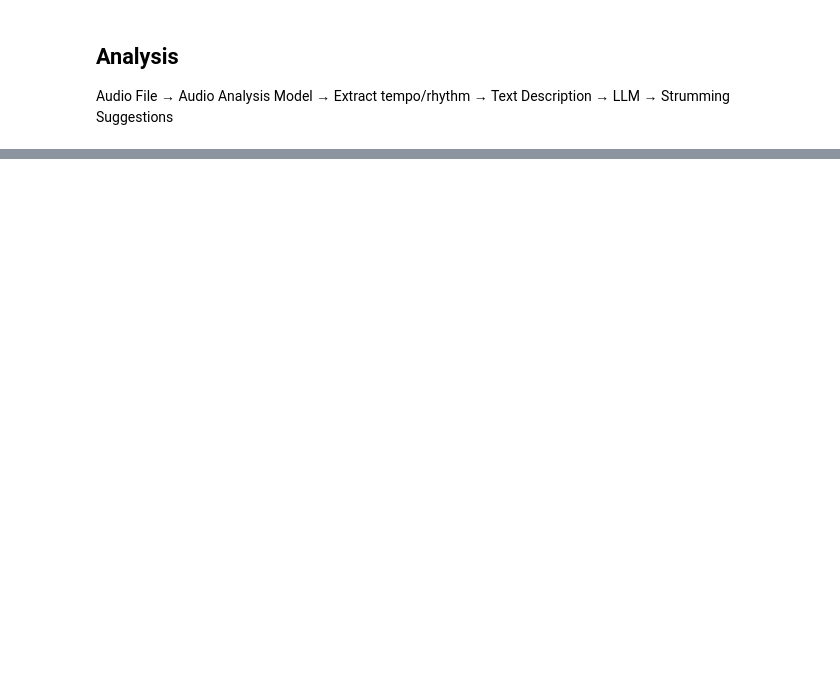
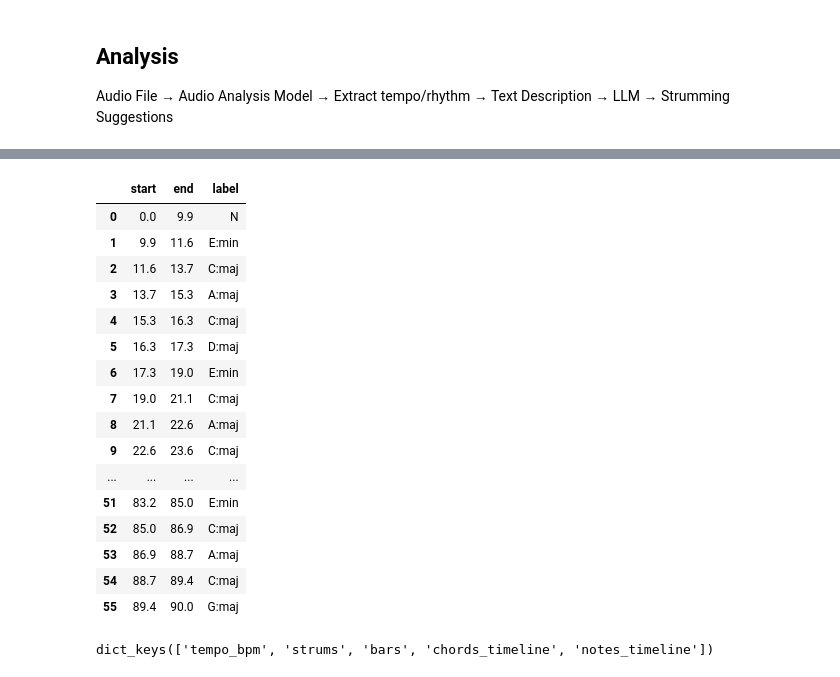
Before and after one commit to dancrake1/Guitar-Separator, a Jupyter notebook: testing/testing_split.ipynb, the cells around one changed output, grey strips where cells are left out. Drawn from its saved outputs; the diff is of its cells as text; code cells hidden in the pictures; blank space fills up the shorter version.

```diff
--- a/testing/testing_split.ipynb
+++ b/testing/testing_split.ipynb
@@ -612,3 +555,5 @@ def run_in_notebook(audio_path: str):
 # %%
-audio_path = 'outputs/JeffBuckley-LoverYouShouldveComeOverAudio/stage2_guitar_enhanced_cut.wav'
-data = run_in_notebook(audio_path)
+audio_path = f'outputs/{song_name}/stage2_guitar_enhanced_cut.wav'
+# data = run_in_notebook(audio_path)
+data = analyse_audio(audio_path, return_dataframes=True)
+return_dataframes = True
@@ -657,3 +576,23 @@ Sections:
+# %%
+chord_timeline(audio_path)
+# %% [output]
+|  | start | end | label |
+| 0 | 0.0 | 9.9 | N |
+| 1 | 9.9 | 11.6 | E:min |
+| 2 | 11.6 | 13.7 | C:maj |
+| 3 | 13.7 | 15.3 | A:maj |
+| 4 | 15.3 | 16.3 | C:maj |
+| 5 | 16.3 | 17.3 | D:maj |
+| 6 | 17.3 | 19.0 | E:min |
+| 7 | 19.0 | 21.1 | C:maj |
+| 8 | 21.1 | 22.6 | A:maj |
+| 9 | 22.6 | 23.6 | C:maj |
+| ... | ... | ... | ... |
+| 51 | 83.2 | 85.0 | E:min |
+| 52 | 85.0 | 86.9 | C:maj |
+| 53 | 86.9 | 88.7 | A:maj |
+| 54 | 88.7 | 89.4 | C:maj |
+| 55 | 89.4 | 90.0 | G:maj |
 # %%
 import json
 import pandas as pd
@@ -682 +621,5 @@ with open('outputs/JeffBuckley-LoverYouShouldveComeOverAudio/guitar_data.json',
     json.dump(serializable_data, f, indent=4)
+# %%
+data.keys()
+# %% [output]
+dict_keys(['tempo_bpm', 'strums', 'bars', 'chords_timeline', 'notes_timeline'])
```
Also changed, not shown: parts of 10 cells of this notebook, 14 other files.
